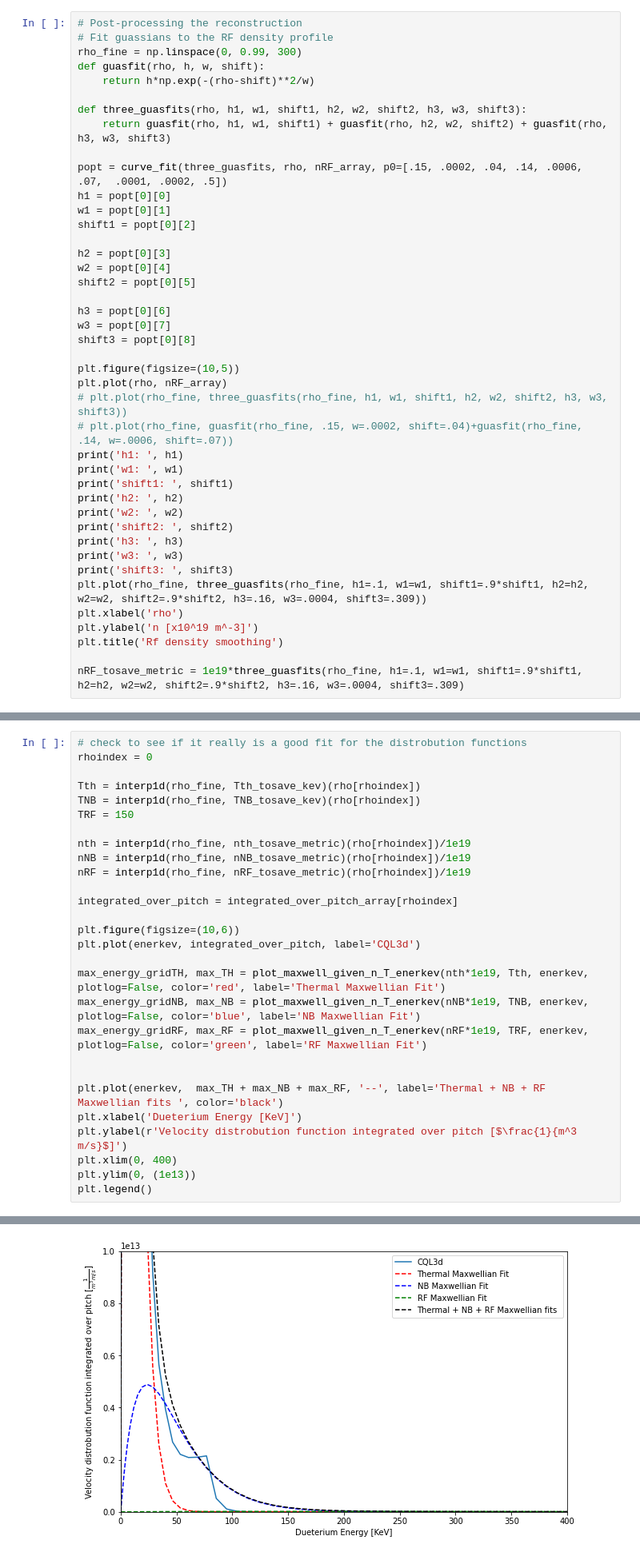
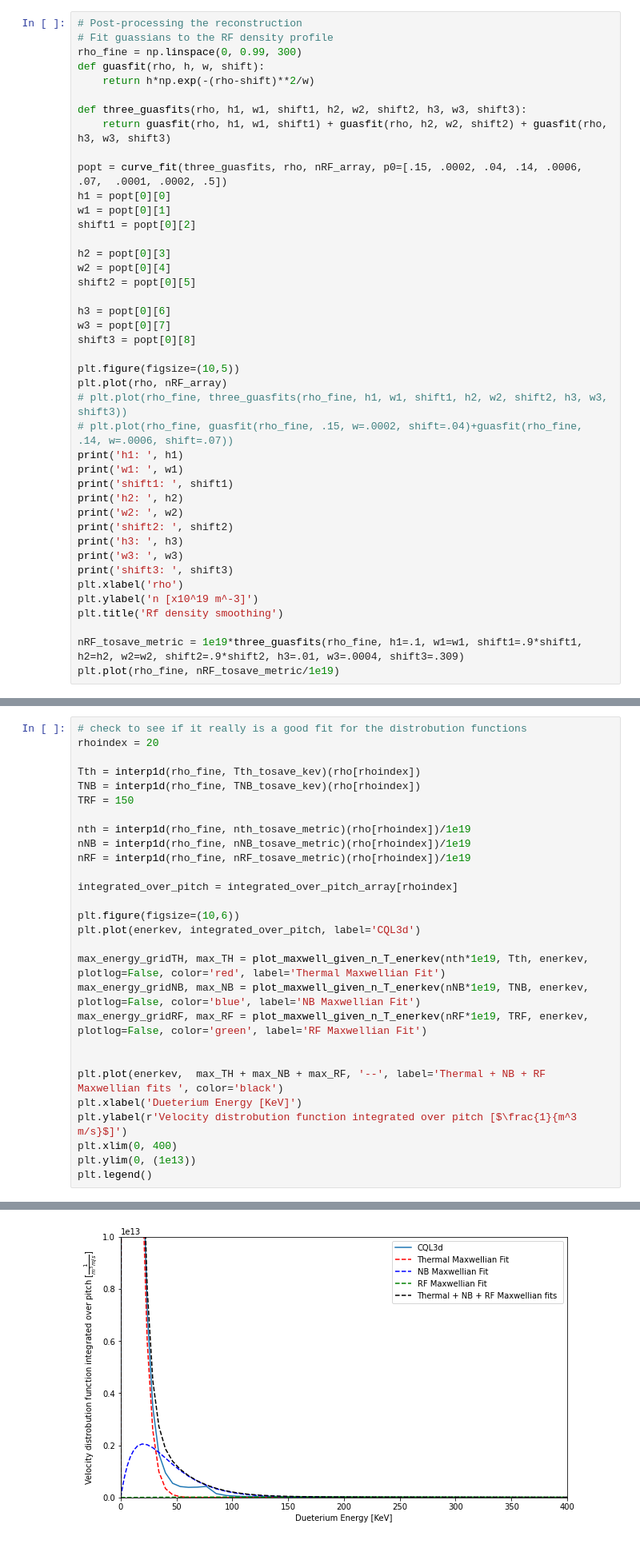
Before and after one commit to vandelij/genray_cql3d_plots, a Jupyter notebook: shots/147634/scan_beam_and_RF/beam_5_RF_testing/make_distrobution.ipynb, the cells around one changed output, grey strips where cells are left out. Shown at 80% size. Saved outputs shown, nothing was run; the diff lists cells and outputs as text.

```diff
--- a/shots/147634/scan_beam_and_RF/beam_5_RF_testing/make_distrobution.ipynb
+++ b/shots/147634/scan_beam_and_RF/beam_5_RF_testing/make_distrobution.ipynb
@@ -1135,12 +1135,12 @@ print('shift2: ', shift2)
 print('h3: ', h3)
 print('w3: ', w3)
 print('shift3: ', shift3)
-plt.plot(rho_fine, three_guasfits(rho_fine, h1=.1, w1=w1, shift1=.9*shift1, h2=h2, w2=w2, shift2=.9*shift2, h3=.16, w3=.0004, shift3=.309))
 plt.xlabel('rho')
 plt.ylabel('n [x10^19 m^-3]')
 plt.title('Rf density smoothing')
 
-nRF_tosave_metric = 1e19*three_guasfits(rho_fine, h1=.1, w1=w1, shift1=.9*shift1, h2=h2, w2=w2, shift2=.9*shift2, h3=.16, w3=.0004, shift3=.309)
+nRF_tosave_metric = 1e19*three_guasfits(rho_fine, h1=.1, w1=w1, shift1=.9*shift1, h2=h2, w2=w2, shift2=.9*shift2, h3=.01, w3=.0004, shift3=.309)
+plt.plot(rho_fine, nRF_tosave_metric/1e19)
 # %% [output]
 h1:  0.5294972237968475
 w1:  2.937870131200321e-05
@@ -1249,7 +1250,7 @@ Text(0.5, 1.0, 'th Temperature smoothing')
 [figure]
 # %%
 # check to see if it really is a good fit for the distrobution functions
-rhoindex = 0
+rhoindex = 20
 
 Tth = interp1d(rho_fine, Tth_tosave_kev)(rho[rhoindex])
 TNB = interp1d(rho_fine, TNB_tosave_kev)(rho[rhoindex])
@@ -1282,5 +1283,5 @@ Maxwellian total density:  8.505135675015192e+16
 <matplotlib.legend.Legend at 0x...>
-[figure, old version]
+[figure, new version]
 # %%
 # rhoindex = 14
 # T = genray_temps[rhoindex]
```
Also changed, not shown: parts of 4 cells of this notebook.
